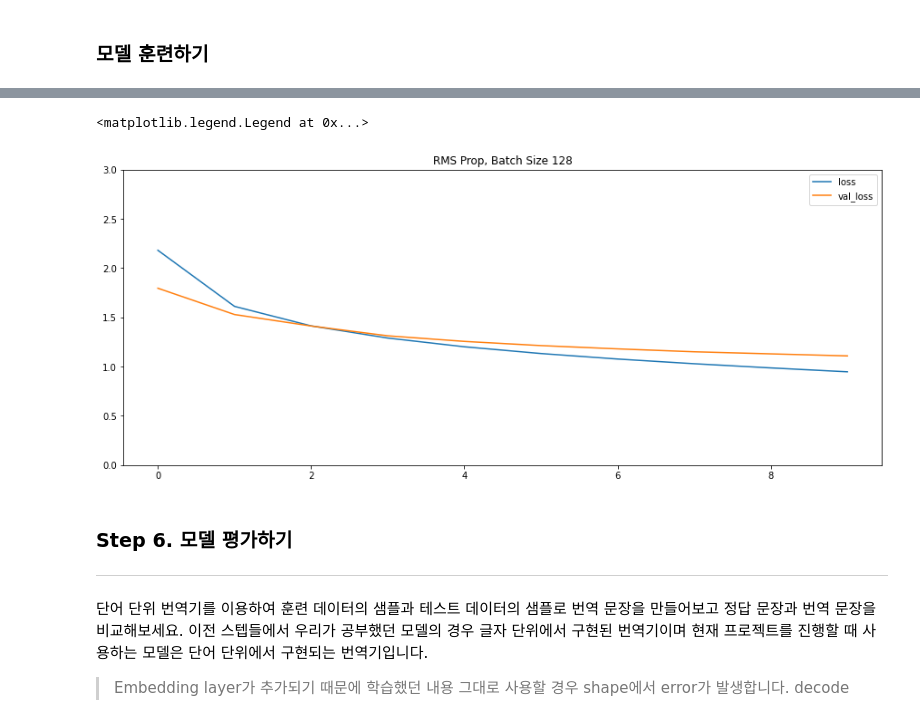
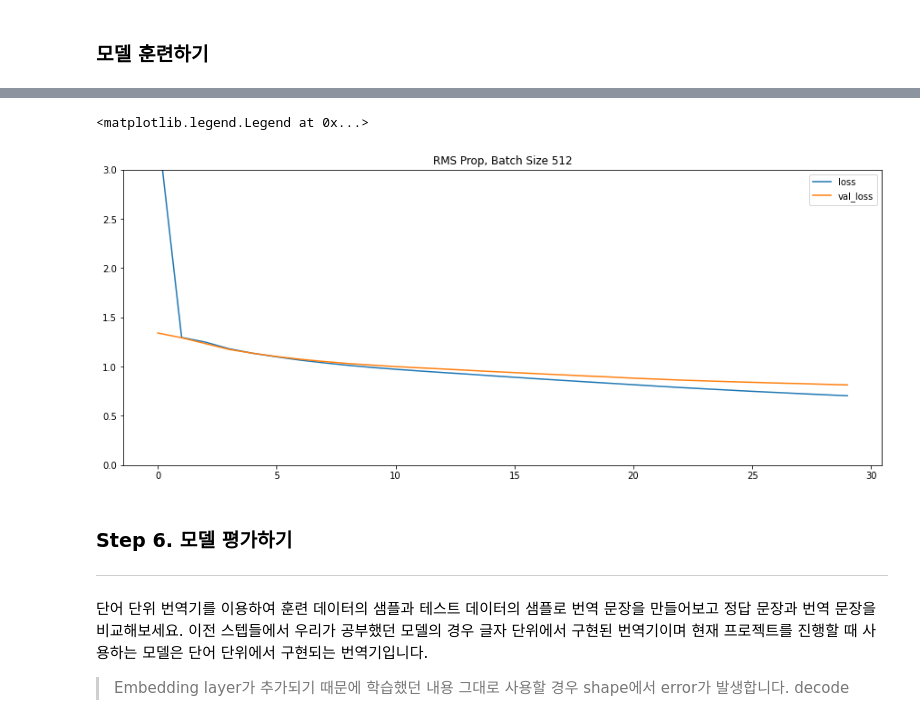
Before and after one commit to docosa2/first-repository, a Jupyter notebook: EX-10 Translator - seq2seq - Project.ipynb, the cells around one changed output, grey strips where cells are left out. Drawn from its saved outputs; the diff is of its cells as text; code cells hidden in the pictures.

```diff
--- a/EX-10 Translator - seq2seq - Project.ipynb
+++ b/EX-10 Translator - seq2seq - Project.ipynb
@@ -361,19 +385,23 @@ print(encoder_input_train[0])
 eng_vocab_size = english_vocab_size
 fra_vocab_size = french_vocab_size
 
+# 인코더 시작
+embedding_dim = 128
+hidden_size = 256
+
 encoder_inputs = Input(shape=(None,))
-enc_emb_layer =  Embedding(eng_vocab_size, 128)(encoder_inputs)
-encoder_lstm = LSTM(units=256, return_state=True)
+enc_emb_layer =  Embedding(eng_vocab_size, embedding_dim)(encoder_inputs)
+encoder_lstm = LSTM(units=256, return_state=True, dropout=0.2)
 encoder_outputs, state_h, state_c = encoder_lstm(enc_emb_layer)
 encoder_states = [state_h, state_c]
 # %% [markdown]
 #### 디코더
 # %%
 decoder_inputs = Input(shape=(None,))
-dec_emb_layer = Embedding(fra_vocab_size, 128)
-dec_emb_layer = dec_emb_layer(decoder_inputs)
-decoder_lstm = LSTM(256, return_sequences=True, return_state=True)
-decoder_outputs, _, _ = decoder_lstm(dec_emb_layer, initial_state=encoder_states)
+dec_emb_layer = Embedding(fra_vocab_size, embedding_dim)
+dec_emb = dec_emb_layer(decoder_inputs)
+decoder_lstm = LSTM(256, return_sequences=True, return_state=True, dropout=0.2)
+decoder_outputs, _, _ = decoder_lstm(dec_emb, initial_state=encoder_states)
 # %% [markdown]
 #### 출력층
 # %%
@@ -387,7 +415,7 @@ decoder_outputs = decoder_softmax_layer(decoder_outputs)
 # %%
 model = Model([encoder_inputs, decoder_inputs], decoder_outputs)
 # %%
-model.compile(optimizer="rmsprop", loss="sparse_categorical_crossentropy")
+model.compile(optimizer="adam", loss="sparse_categorical_crossentropy")
 # %%
 model.summary()
 # %% [output]
@@ -417,5 +445,5 @@ decoder_target_train.shape
 # %%
 history = model.fit(x=[encoder_input_train, decoder_input_train], y=decoder_target_train, \
           validation_data = ([encoder_input_val, decoder_input_val], decoder_target_val),
-          batch_size=128, epochs=10)
+          batch_size=512, epochs=30)
 # %% [output]
@@ -442,16 +467,16 @@ Epoch 10/10
 # %%
 import matplotlib.pyplot as plt
 
 fig = plt.figure(figsize=(15,6))
 
 for k,v in history.history.items():
     plt.plot(history.history[k], label=k)
 plt.ylim(0, 3)
-plt.title('RMS Prop, Batch Size 128')
+plt.title('RMS Prop, Batch Size 512')
 plt.legend()
 # %% [output]
 <matplotlib.legend.Legend at 0x...>
-[figure, old version]
+[figure, new version]
 # %% [markdown]
 ### Step 6. 모델 평가하기
 ---
```
Also changed, not shown: parts of 27 cells of this notebook.
